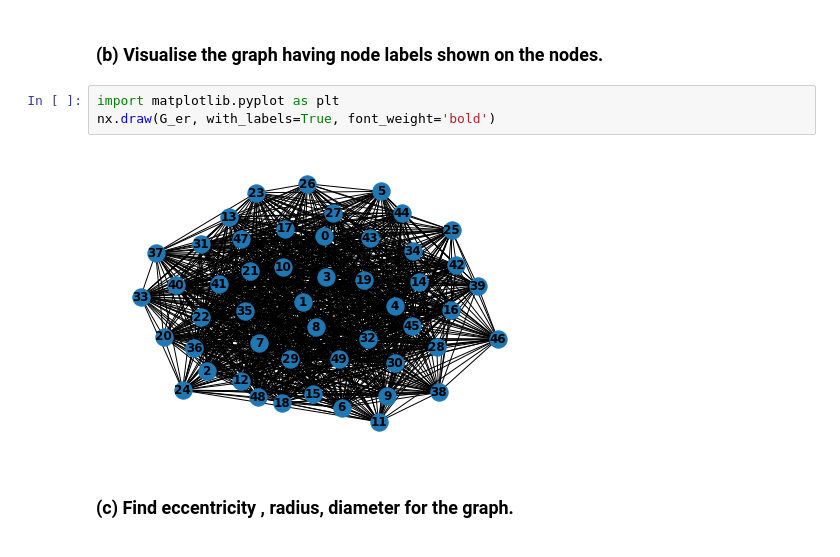
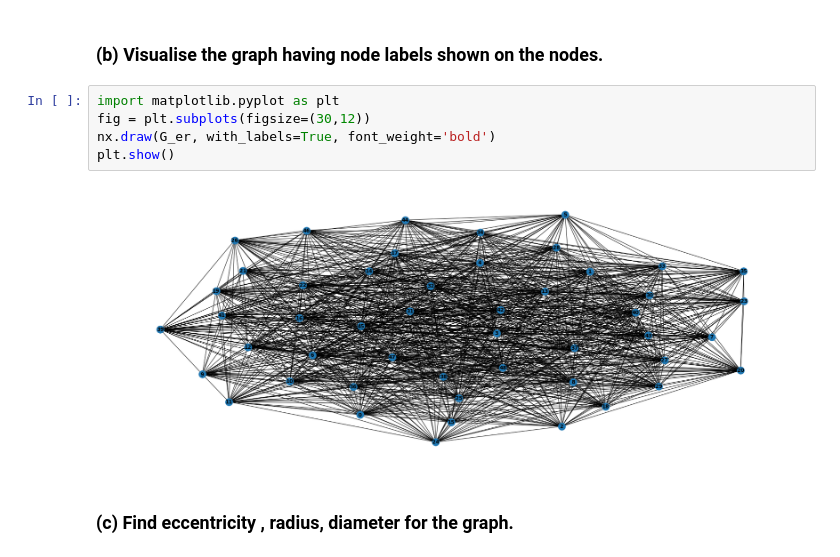
Before and after one commit to LeNovice/Assignments_WILP_SEM3, a Jupyter notebook: GAM_Assignment_1.ipynb, the cells around one changed output. Cells and saved outputs as stored; diff of their text form.

```diff
--- a/GAM_Assignment_1.ipynb
+++ b/GAM_Assignment_1.ipynb
@@ -31,9 +35,11 @@ G_er = nx.erdos_renyi_graph(50, 0.8, seed=10)
 ### (b) Visualise the graph having node labels shown on the nodes.
 # %%
 import matplotlib.pyplot as plt
+fig = plt.subplots(figsize=(30,12))
 nx.draw(G_er, with_labels=True, font_weight='bold')
+plt.show()
 # %% [output]
-[figure, old version]
+[figure, new version]
 # %% [markdown]
 ### (c) Find eccentricity , radius, diameter for the graph.
 # %% [markdown]
```
Also changed, not shown: parts of 8 cells of this notebook.
